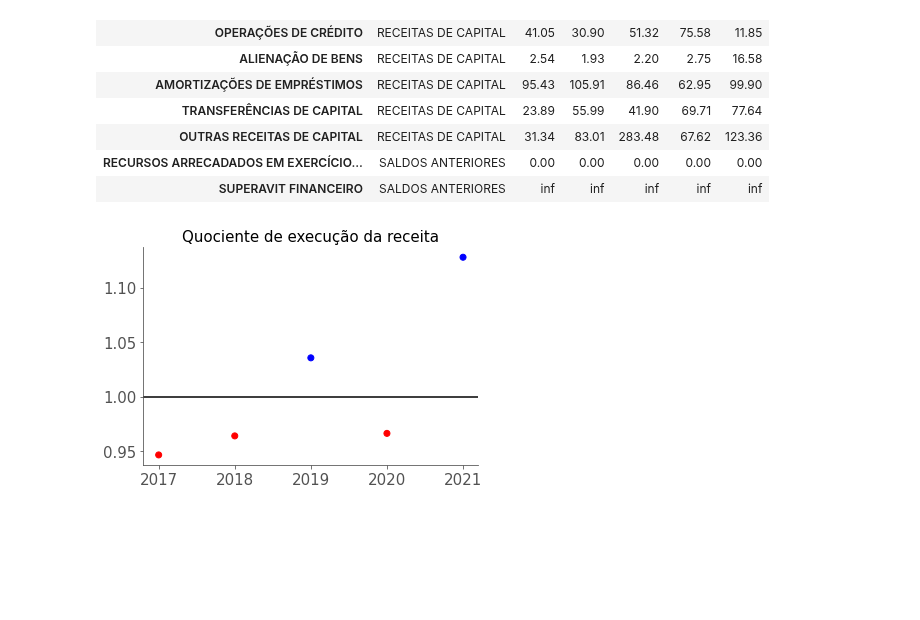
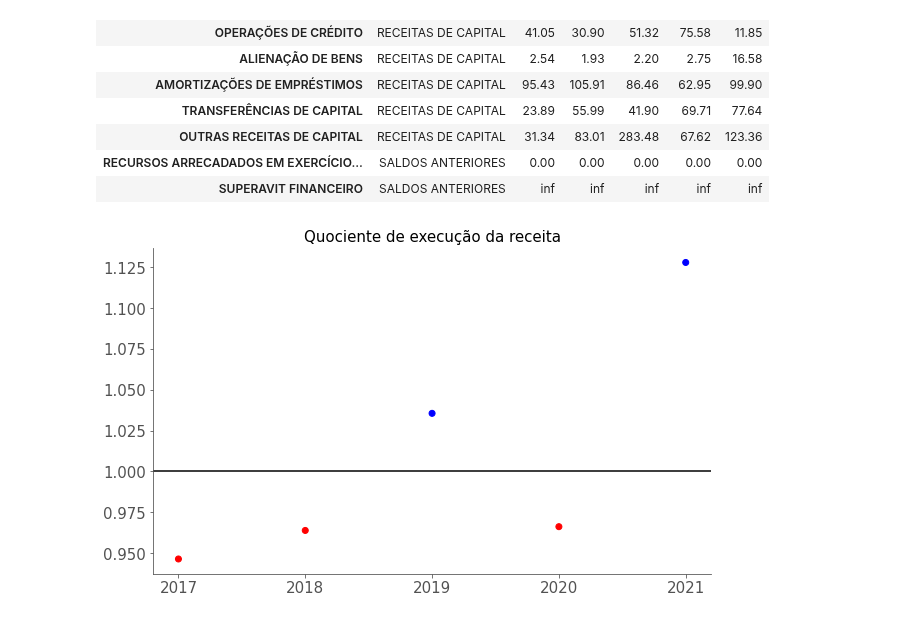
Before and after one commit to carolfazani/orcamento_sp, a Jupyter notebook: Preparando_os_dados.ipynb, the cells around one changed output. Drawn from its saved outputs; the diff is of its cells as text; code cells hidden in the pictures; blank space fills up the shorter version.

```diff
--- a/Preparando_os_dados.ipynb
+++ b/Preparando_os_dados.ipynb
@@ -996,10 +996,11 @@ df_ah.dropna()
 | SUPERAVIT FINANCEIRO | SALDOS ANTERIORES | inf | inf | inf | inf | inf |
 # %%
 colors = ['r', 'r', 'b', 'r', 'b']
+plt.figure(figsize=(10,6))
 plt.axhline(1, color='k')
 plt.scatter(q_execucao.index, q_execucao['execução'],c=colors)
 #plt.xlabel('Ano')
 plt.title('Quociente de execução da receita')
 plt.savefig('grafico9.png', transparent= True, bbox_inches='tight', figsize=(12,10))
 # %% [output]
-[figure, old version]
+[figure, new version]
```
